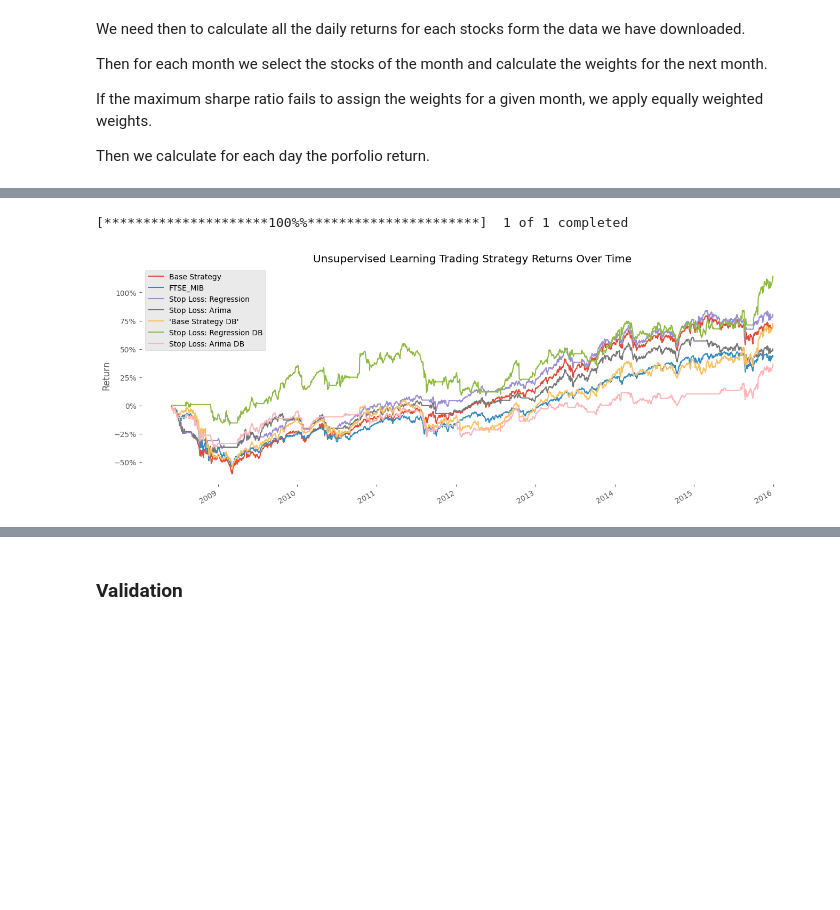
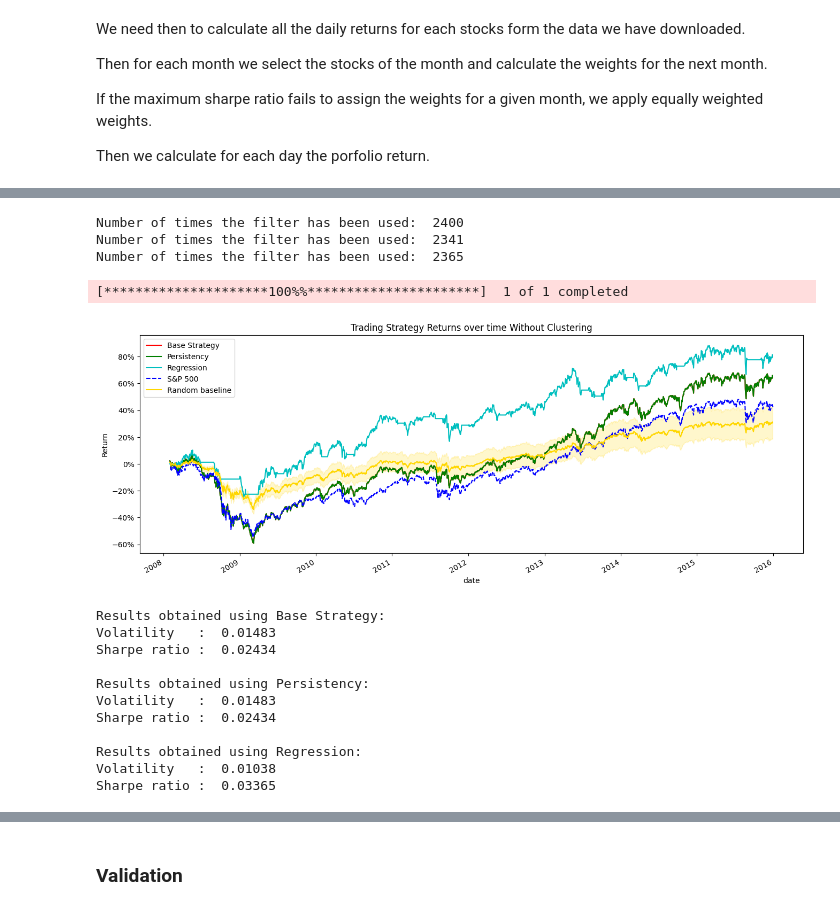
Before and after one commit to francesco-source/Portfolio-Optimization-via-Machine-Learning-Models, a Jupyter notebook: American_market.ipynb, the cells around one changed output, grey strips where cells are left out. Saved outputs shown, nothing was run; the diff lists cells and outputs as text; code cells hidden in the pictures; blank space fills up the shorter version.

Commit message:
Persistency, Random, grafici e NoClust

```diff
--- a/American_market.ipynb
+++ b/American_market.ipynb
@@ -137,13 +198,17 @@ chosen_stocks_km_train = list_monthly_stocks(best_rsi_data_M_km_train)
 best_rsi_data_M_db_train = data_train.copy().dropna().groupby('date',
                                                               group_keys = False).apply(lambda df: dbscan_best_rsi(df))
 chosen_stocks_db_train = list_monthly_stocks(best_rsi_data_M_db_train)
+# %%
+chosen_stocks_noclust = list_monthly_stocks(data_train.dropna())
 # %%
+all_stocks = list(df.reset_index(level= 0).index.unique())
 stocks = list(np.unique([s for stocks_list in chosen_stocks_km_train.values() for s in stocks_list]))
 stocks_db = list(np.unique([s for stocks_list in chosen_stocks_db_train.values() for s in stocks_list]))
 
 start_date = data_train.index.get_level_values('date').unique()[0] - pd.DateOffset(months=12)
 end_date = data_train.index.get_level_values('date').unique()[-1]
 
+new_df_noclust_train = yf.download(tickers = all_stocks, start = start_date, end = end_date)
 new_df_k_means_train = yf.download(tickers = stocks, start = start_date, end = end_date)
 new_df_db_train = yf.download(tickers = stocks_db, start = start_date, end = end_date)
 # %% [output]
@@ -164 +231,5 @@ p_train_results = []
+# %%
+p_train_results_no = []
+p_train_results_km = []
+p_train_results_db = []
 # %%
@@ -211,24 +324,39 @@ Number of times the filter has been used:  33
+# %%
+samples = 50
+confidence_level = .97
+
+baselines_train = {
+    "no": get_random_baseline(chosen_stocks_noclust, new_df_noclust_train, samples, confidence_level),
+    "km": get_random_baseline(chosen_stocks_km_train, new_df_k_means_train, samples, confidence_level),
+    "db": get_random_baseline(chosen_stocks_db_train, new_df_db_train, samples, confidence_level)
+}
+# %% [output]
+Number of times the filter has been used:  2400
+Number of times the filter has been used:  2341
+Number of times the filter has been used:  2365
 # %%
 spy = yf.download(tickers='SPY',
-                  start=start_date_train,
+                  start=list(chosen_stocks_db_train.keys())[0],
                   end=end_date_train)
 
 
 spy_ret = np.log(spy[['Adj Close']]).diff().dropna().rename({'Adj Close':'SP500'}, axis=1)
 
-p_train_results.append(spy_ret)
+refering_index = {
+    "name" : 'S&P 500',
+    "return" : spy_ret
+}
 
+result_training_no = pd.concat(p_train_results_no, axis=1)
+result_training_km = pd.concat(p_train_results_km, axis=1)
+result_training_db = pd.concat(p_train_results_db, axis=1)
 
-result_training = pd.concat(p_train_results, axis=1)
+strat_names = ['Base Strategy', 'Persistency', 'Regression']
+if plot_arima:
+    strat_names += ['Arima']
 
-
-result_training.columns = ['KM base',
-                         'DB base',
-                         'KM reg',
-                         "'DB reg'",
-                         'KM Arima',
-                         'DB Arima',
-                         'SP500',]
+result_training_no.columns = strat_names
+result_training_km.columns = strat_names
+result_training_db.columns = strat_names
 # %% [output]
 [*********************100%%**********************]  1 of 1 completed
-[figure, removed]
@@ -237,5 +363,24 @@ plot_portfolio_cumulative_return(result_training)
 # %%
-for return_strategy, name in zip(p_train_results,result_training.columns):
-    print("Results obtained using", name," : ")
-    print("Volatility    : ", np.round(float(calculate_volatility(return_strategy)),5))
+plot_portfolio_cumulative_return(result_training_no,
+                                 refering_index= refering_index,
+                                 random_returns_df= baselines_train["no"],
+                                 title= "Trading Strategy Returns over time Without Clustering")
+
+for return_strategy, name in zip(p_train_results_no, result_training_no.columns):
+    print("Results obtained using ", name,": ", sep= "")
+    print("Volatility   : ", np.round(float(calculate_volatility(return_strategy)),5))
     print("Sharpe ratio : ", np.round(float(calculate_sharpe_ratio(return_strategy)),5))
+    print()
+# %% [output]
+[figure, added]
+Results obtained using Base Strategy:
+Volatility   :  0.01483
+Sharpe ratio :  0.02434
+
+Results obtained using Persistency:
+Volatility   :  0.01483
+Sharpe ratio :  0.02434
+
+Results obtained using Regression:
+Volatility   :  0.01038
+Sharpe ratio :  0.03365
```
Also changed, not shown: parts of 35 cells of this notebook, 2 other files.
